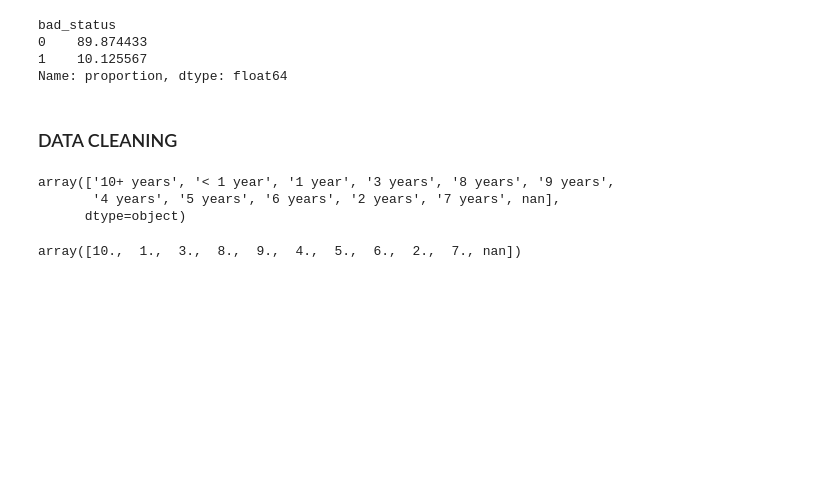
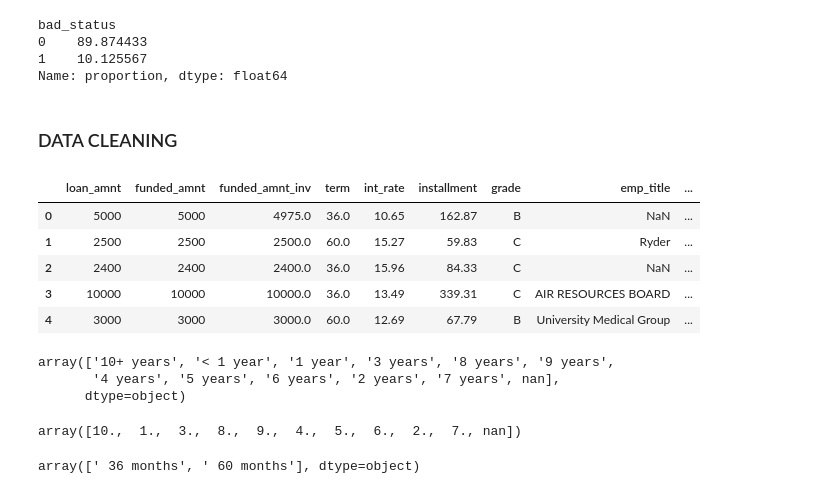
Before and after one commit to rfaoktvian/Credit_Risk_Prediction_ID-X-Partners, a Jupyter notebook: CreditRisk_Final_Project_ID_X_Partners.ipynb, the cells around one changed output. Saved outputs shown, nothing was run; the diff lists cells and outputs as text; code cells hidden in the pictures; blank space fills up the shorter version.

```diff
--- a/CreditRisk_Final_Project_ID_X_Partners.ipynb
+++ b/CreditRisk_Final_Project_ID_X_Partners.ipynb
@@ -21,7 +21,8 @@ Mounted at /content/drive
 # %% [markdown]
 ### LOAD DATA
 # %%
-path = '/content/drive/My Drive/Kuliah/PortfolioProject/IDX Partners Final Project/loan_data_2007_2014.csv'
+# path = '/content/drive/My Drive/Kuliah/PortfolioProject/IDX Partners Final Project/loan_data_2007_2014.csv'
+path = 'loan_data_2007_2014.csv'
 df = pd.read_csv(path)
 # %% [markdown]
 ### DATA UNDERSTANDING
@@ -95,6 +94,8 @@ df.describe()
 df.shape
 # %% [output]
 (466285, 75)
+# %%
+pd.set_option('display.max_columns', None)
 # %%
 df.head()
 # %% [output]
@@ -211,15 +211,30 @@ Name: proportion, dtype: float64
 df.drop('loan_status', axis=1, inplace=True)
 # %% [markdown]
 ### DATA CLEANING
-# %%
-df['emp_length'].unique()
-# %% [output]
-array(['10+ years', '< 1 year', '1 year', '3 years', '8 years', '9 years',
-       '4 years', '5 years', '6 years', '2 years', '7 years', nan],
-      dtype=object)
+# %%
+df.head()
+# %% [output]
+|  | loan_amnt | funded_amnt | funded_amnt_inv | term | int_rate | installment | grade | emp_title | ... |
+| 0 | 5000 | 5000 | 4975.0 | 36.0 | 10.65 | 162.87 | B | NaN | ... |
+| 1 | 2500 | 2500 | 2500.0 | 60.0 | 15.27 | 59.83 | C | Ryder | ... |
+| 2 | 2400 | 2400 | 2400.0 | 36.0 | 15.96 | 84.33 | C | NaN | ... |
+| 3 | 10000 | 10000 | 10000.0 | 36.0 | 13.49 | 339.31 | C | AIR RESOURCES BOARD | ... |
+| 4 | 3000 | 3000 | 3000.0 | 60.0 | 12.69 | 67.79 | B | University Medical Group | ... |
+# %%
+# 1. emp_length
+df['emp_length'].unique()
+# %% [output]
+array(['10+ years', '< 1 year', '1 year', '3 years', '8 years', '9 years',
+       '4 years', '5 years', '6 years', '2 years', '7 years', nan],
+      dtype=object)
 # %%
 df['emp_length'] = df['emp_length'].str.replace(r'[^0-9]+','',regex=True).astype(float)
 # %%
 df['emp_length'].unique()
 # %% [output]
 array([10.,  1.,  3.,  8.,  9.,  4.,  5.,  6.,  2.,  7., nan])
+# %%
+# 2. term
+df['term'].unique()
+# %% [output]
+array([' 36 months', ' 60 months'], dtype=object)
```
Also changed, not shown: parts of 8 cells of this notebook.
